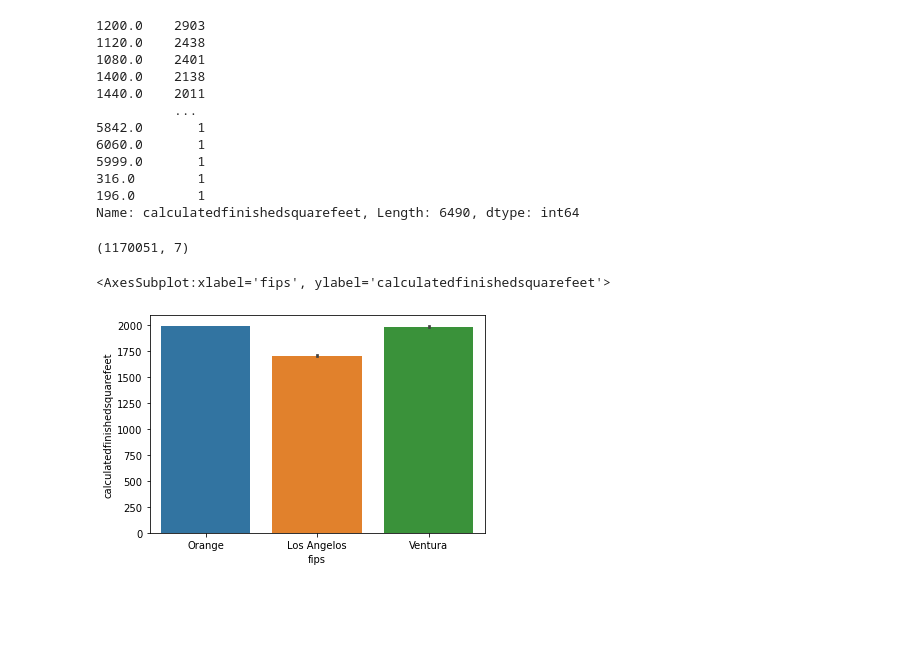
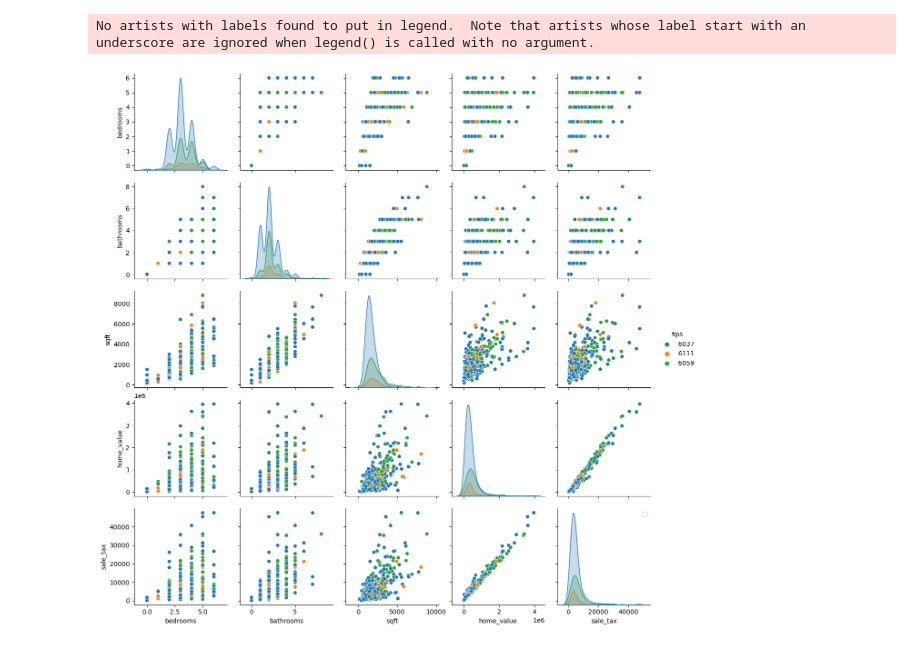
Before and after one commit to annie-carter/regression-exercises, a Jupyter notebook: exploration_exercise.ipynb, the cells around one changed output. Cells and saved outputs as stored; diff of their text form; code cells hidden in the pictures; blank space fills up the shorter version.

```diff
--- a/exploration_exercise.ipynb
+++ b/exploration_exercise.ipynb
@@ -68,0 +73,3 @@ From the graph I have illustrated with previous codethis tells me that I should
+# %%
+df = w.prep_zillow(df)
+df.head()
@@ -68,0 +100,3 @@ From the graph I have illustrated with previous codethis tells me that I should
+# %%
+df = w.dtype_zillow(df)
+df.info()
@@ -68,0 +135,2 @@ From the graph I have illustrated with previous codethis tells me that I should
+# %%
+train, validate, test = w.split_zillow(df)
@@ -123,27 +174,15 @@ Limiting factors that we wish we knew: Time, Family Size, Demand, Budgets
 train['fips'] = train['fips'].replace(6037, 'Los_Angelos')
 train['fips'] = train['fips'].replace(6059, 'Orange_County')
 train['fips'] = train['fips'].replace(6111, 'Ventura_County')
-# %%
-train.calculatedfinishedsquarefeet.value_counts()
-# %% [output]
-1200.0    2903
-1120.0    2438
-1080.0    2401
-1400.0    2138
-1440.0    2011
-          ...
-5842.0       1
-6060.0       1
-5999.0       1
-316.0        1
-196.0        1
-Name: calculatedfinishedsquarefeet, Length: 6490, dtype: int64
-# %%
-train.shape
-# %% [output]
-(1170051, 7)
-# %%
-sns.barplot(x=train.fips, y=train.calculatedfinishedsquarefeet)
-# %% [output]
-<AxesSubplot:xlabel='fips', ylabel='calculatedfinishedsquarefeet'>
-[figure, old version]
+# %%
+def plot_variable_pairs(df):
+    # Select a random sample from the train dataset
+    df_sample = df.sample(n=1000)
+    sns.pairplot(df_sample, hue="fips", markers=None)
+    plt.legend()
+    plt.show()
+# %%
+plot_variable_pairs(train)
+# %% [output]
+No artists with labels found to put in legend.  Note that artists whose label start with an underscore are ignored when legend() is called with no argument.
+[figure, added]
```
Also changed, not shown: parts of 56 cells of this notebook, 2 other files.
